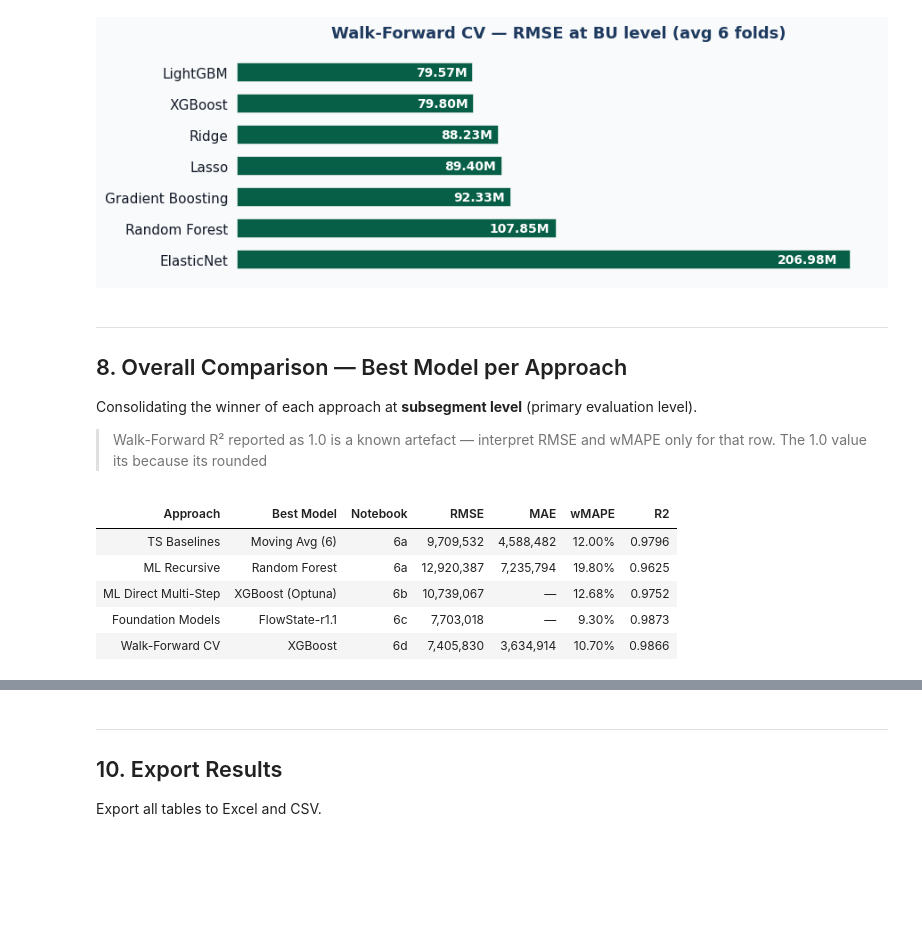
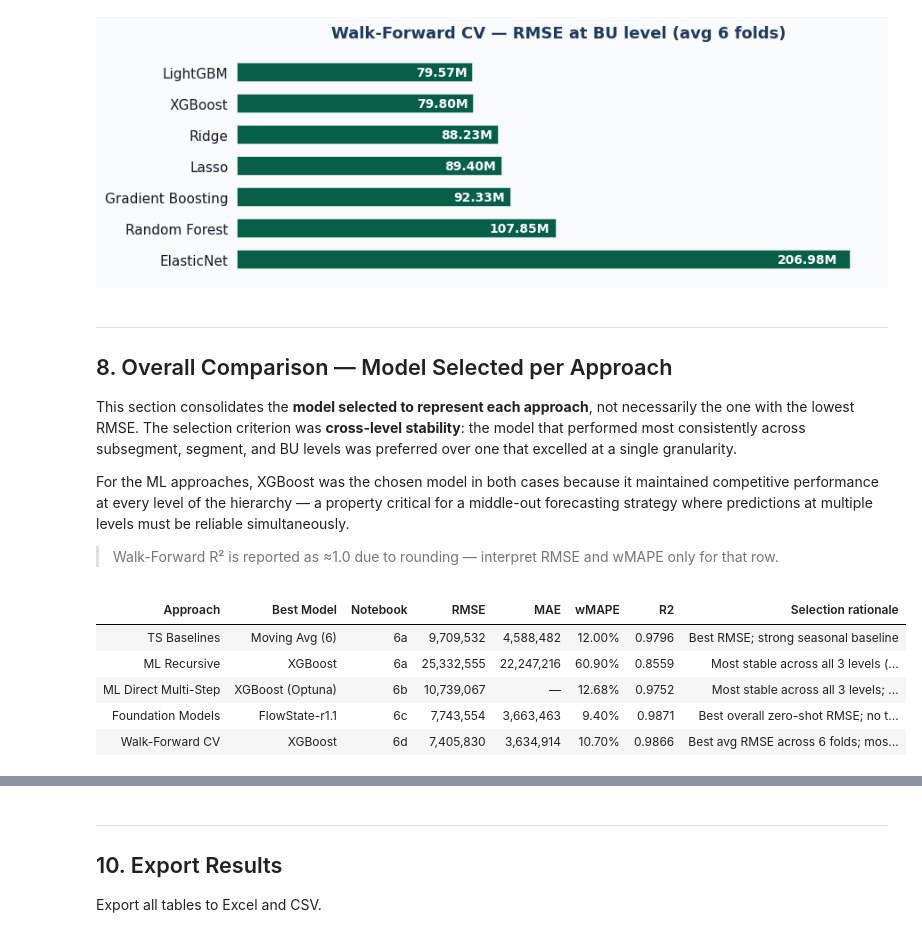
Before and after one commit to RuiSousaFerreiraIMS/Siemens_Advanta_BC, a Jupyter notebook: notebooks/8)Benchmarking_Results.ipynb, the cells around one changed output, grey strips where cells are left out. Saved outputs shown, nothing was run; the diff lists cells and outputs as text; code cells hidden in the pictures; blank space fills up the shorter version.

```diff
--- a/notebooks/8)Benchmarking_Results.ipynb
+++ b/notebooks/8)Benchmarking_Results.ipynb
@@ -473,65 +487,79 @@ for level in ["Subsegment", "Segment", "BU"]:
 [figure]
 # %% [markdown]
 ---
-## 8. Overall Comparison — Best Model per Approach
+## 8. Overall Comparison — Model Selected per Approach
 
-Consolidating the winner of each approach at **subsegment level** (primary evaluation level).
+This section consolidates the **model selected to represent each approach**, not necessarily
+the one with the lowest RMSE. The selection criterion was **cross-level stability**: the model
+that performed most consistently across subsegment, segment, and BU levels was preferred over
+one that excelled at a single granularity.
 
-> Walk-Forward R² reported as 1.0 is a known artefact — interpret RMSE and wMAPE only for that row. The 1.0 value its because its rounded
+For the ML approaches, XGBoost was the chosen model in both cases because it maintained
+competitive performance at every level of the hierarchy — a property critical for a middle-out
+forecasting strategy where predictions at multiple levels must be reliable simultaneously.
+
+> Walk-Forward R² is reported as ≈1.0 due to rounding — interpret RMSE and wMAPE only for that row.
 # %%
 df_summary = pd.DataFrame([
-    {"Approach": "TS Baselines",         "Best Model": "Moving Avg (6)",  "Notebook": "6a",
-     "RMSE": 9_709_532,  "MAE": 4_588_482, "wMAPE": 12.0,  "R2": 0.9796},
-    {"Approach": "ML Recursive",         "Best Model": "Random Forest",   "Notebook": "6a",
-     "RMSE": 12_920_387, "MAE": 7_235_794, "wMAPE": 19.8,  "R2": 0.9625},
+    {"Approach": "TS Baselines",         "Best Model": "Moving Avg (6)",    "Notebook": "6a",
+     "RMSE": 9_709_532,  "MAE": 4_588_482, "wMAPE": 12.0,  "R2": 0.9796,
+     "Selection rationale": "Best RMSE; strong seasonal baseline"},
+    {"Approach": "ML Recursive",         "Best Model": "XGBoost",           "Notebook": "6a",
+     "RMSE": 25_332_555, "MAE": 22_247_216, "wMAPE": 60.9, "R2": 0.8559,
+     "Selection rationale": "Most stable across all 3 levels (subsegment RMSE higher; segment & BU competitive); carried to MinT — not completed within timeline"},
     {"Approach": "ML Direct Multi-Step", "Best Model": "XGBoost (Optuna)",  "Notebook": "6b",
-     "RMSE": 10_739_067, "MAE": None,     "wMAPE": 12.68, "R2": 0.9752},
-    {"Approach": "Foundation Models",    "Best Model": "FlowState-r1.1",  "Notebook": "6c",
-     "RMSE": 7_703_018,  "MAE": None,      "wMAPE":  9.3,  "R2": 0.9873},
-    {"Approach": "Walk-Forward CV", "Best Model": "XGBoost", "Notebook": "6d",
-     "RMSE": 7_405_830, "MAE": 3_634_914, "wMAPE": 10.7, "R2": 0.9866},
+     "RMSE": 10_739_067, "MAE": None,      "wMAPE": 12.68, "R2": 0.9752,
+     "Selection rationale": "Most stable across all 3 levels; selected over CatBoost (best subsegment RMSE) for cross-level consistency; used in MinT reconciliation & final forecasts"},
+    {"Approach": "Foundation Models",    "Best Model": "FlowState-r1.1",    "Notebook": "6c",
+     "RMSE": 7_743_554,  "MAE": 3_663_463, "wMAPE":  9.4,  "R2": 0.9871,
+     "Selection rationale": "Best overall zero-shot RMSE; no training required"},
+    {"Approach": "Walk-Forward CV",      "Best Model": "XGBoost",           "Notebook": "6d",
+     "RMSE": 7_405_830,  "MAE": 3_634_914, "wMAPE": 10.7,  "R2": 0.9866,
+     "Selection rationale": "Best avg RMSE across 6 folds; most honest performance estimate"},
 ])
 
 def highlight_summary(df):
-    styled = df.style.format({
+    metric_cols = ["RMSE", "MAE", "wMAPE", "R2"]
+    display_df = df[["Approach", "Best Model", "Notebook", "RMSE", "MAE", "wMAPE", "R2", "Selection rationale"]].copy()
+
+    styled = display_df.style.format({
         "RMSE":  "{:,.0f}",
         "MAE":   "{:,.0f}",
         "wMAPE": "{:.2f}%",
         "R2":    "{:.4f}",
     }, na_rep="—")
 
     for col, best_fn in [("RMSE", min), ("MAE", min), ("wMAPE", min), ("R2", max)]:
         vals = df[col].dropna()
         if vals.empty:
             continue
         best_val = best_fn(vals)
-        # use .map() — compatible with all pandas versions
         styled = styled.map(
             lambda v, bv=best_val: (
                 "background-color:#d1fae5; font-weight:bold; color:#065f46"
                 if v == bv else ""
             ),
             subset=[col]
         )
 
     styled = styled.set_table_styles([
         {"selector": "th", "props": [
             ("background-color","#1e3a5f"), ("color","white"),
             ("font-size","12px"), ("text-align","center"), ("padding","8px 14px")]},
         {"selector": "td", "props": [
-            ("font-size","13px"), ("padding","7px 14px"),
+            ("font-size","12px"), ("padding","7px 14px"),
             ("border-bottom","1px solid #e5e7eb")]},
     ]).hide(axis="index")
     return styled
 
 highlight_summary(df_summary)
 # %% [output]
-| Approach | Best Model | Notebook | RMSE | MAE | wMAPE | R2 |
-| TS Baselines | Moving Avg (6) | 6a | 9,709,532 | 4,588,482 | 12.00% | 0.9796 |
-| ML Recursive | Random Forest | 6a | 12,920,387 | 7,235,794 | 19.80% | 0.9625 |
-| ML Direct Multi-Step | XGBoost (Optuna) | 6b | 10,739,067 | — | 12.68% | 0.9752 |
-| Foundation Models | FlowState-r1.1 | 6c | 7,703,018 | — | 9.30% | 0.9873 |
-| Walk-Forward CV | XGBoost | 6d | 7,405,830 | 3,634,914 | 10.70% | 0.9866 |
+| Approach | Best Model | Notebook | RMSE | MAE | wMAPE | R2 | Selection rationale |
+| TS Baselines | Moving Avg (6) | 6a | 9,709,532 | 4,588,482 | 12.00% | 0.9796 | Best RMSE; strong seasonal baseline |
+| ML Recursive | XGBoost | 6a | 25,332,555 | 22,247,216 | 60.90% | 0.8559 | Most stable across all 3 levels (... |
+| ML Direct Multi-Step | XGBoost (Optuna) | 6b | 10,739,067 | — | 12.68% | 0.9752 | Most stable across all 3 levels; ... |
+| Foundation Models | FlowState-r1.1 | 6c | 7,743,554 | 3,663,463 | 9.40% | 0.9871 | Best overall zero-shot RMSE; no t... |
+| Walk-Forward CV | XGBoost | 6d | 7,405,830 | 3,634,914 | 10.70% | 0.9866 | Best avg RMSE across 6 folds; mos... |
 # %%
 # Summary RMSE bar — one bar per approach, coloured by approach
 fig, ax = plt.subplots(figsize=(9, 4))
```
Also changed, not shown: parts of 7 cells of this notebook, 8 other files.
